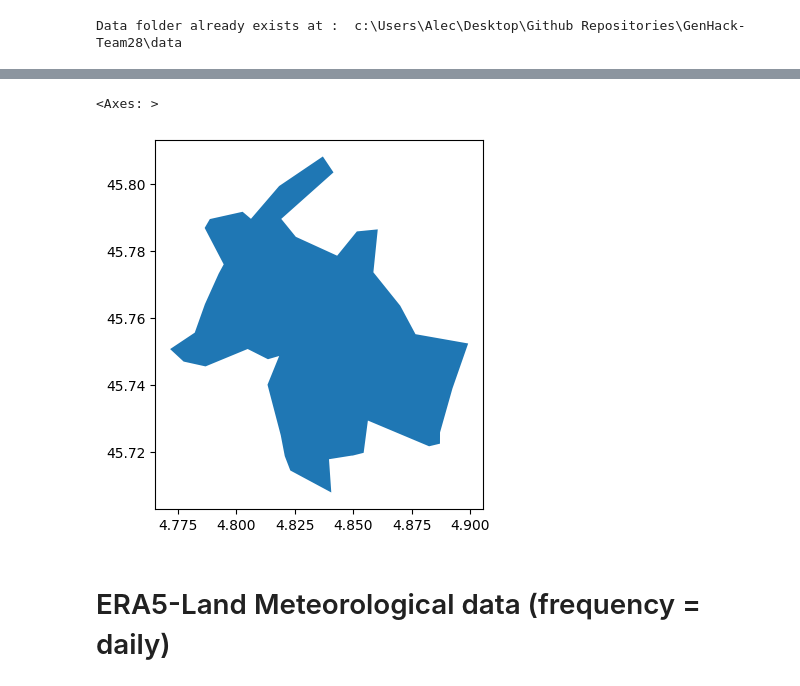
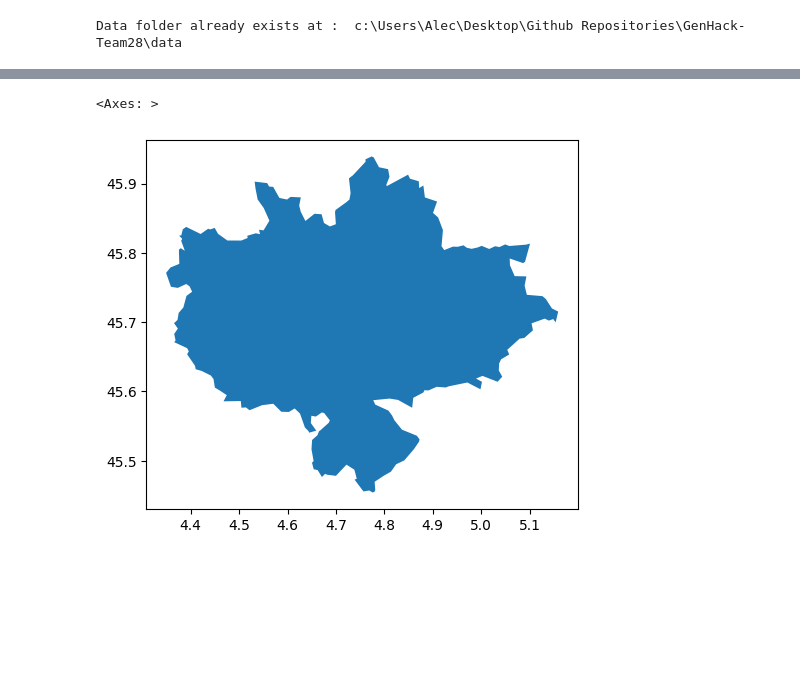
Before and after one commit to AlecNul/GenHack-Team28, a Jupyter notebook: src/week3_team28.ipynb, the cells around one changed output, grey strips where cells are left out. Drawn from its saved outputs; the diff is of its cells as text; code cells hidden in the pictures; blank space fills up the shorter version.

```diff
--- a/src/week3_team28.ipynb
+++ b/src/week3_team28.ipynb
@@ -93,5 +49,8 @@ for i in range(1, 6):
 # %%
-# List of Lyon arrondisments
+# Initialize gdf
+gadm_gdf = gpd.read_file(gadm_filepath)
+
+# Filtering on France and Lyon arrondissements
 lyon_arrondissements = [ "Lyon, 1er arrondissement",
                           "Lyon, 2e arrondissement",
                          "Lyon, 3e arrondissement",
@@ -102,3 +61,7 @@ lyon_arrondissements = [ "Lyon, 1er arrondissement",
                          "Lyon, 8e arrondissement",
                          "Lyon, 9e arrondissement" ]
 filtered_gadm_gdf = gadm_gdf[(gadm_gdf.GID_0 == "FRA") & (gadm_gdf.NAME_5.isin(lyon_arrondissements))]
+
+# Get the geometry
+one_area_gdf = gadm_gdf[gadm_gdf.NAME_3 == cityname].dissolve()
+one_city_gdf = filtered_gadm_gdf.dissolve()
@@ -126,7 +68,5 @@ one_city_gdf.head()
 # %%
-one_city_gdf.plot()
+one_area_gdf.plot()
 # %% [output]
 <Axes: >
-[figure, old version]
+[figure, new version]
-# %% [markdown]
-# ERA5-Land Meteorological data (frequency = daily)
```
Also changed, not shown: parts of 100 cells of this notebook, 2 other files.
